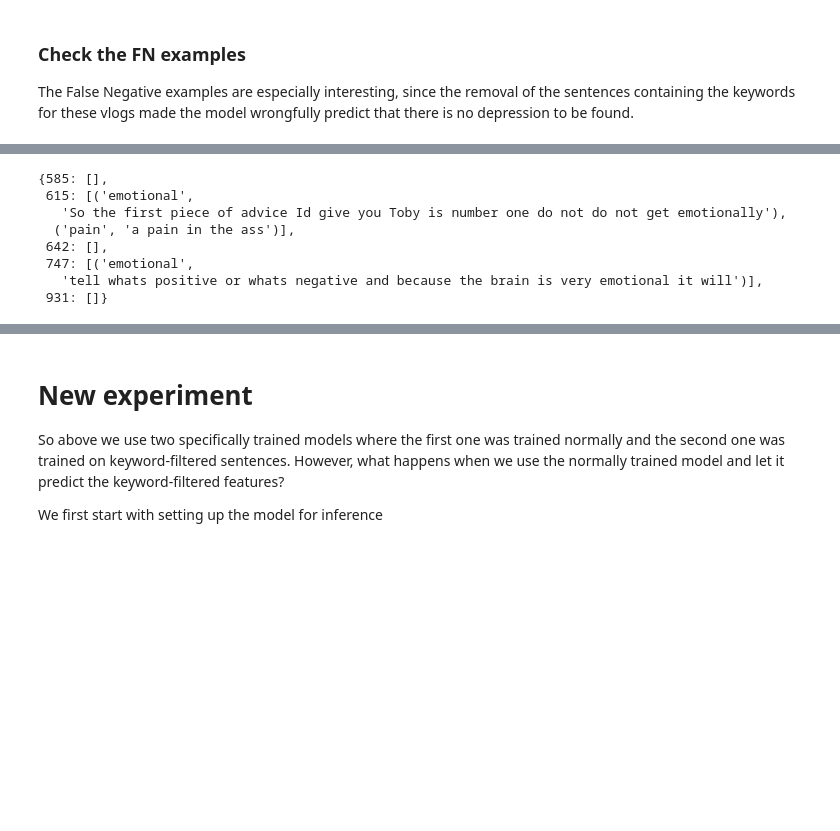
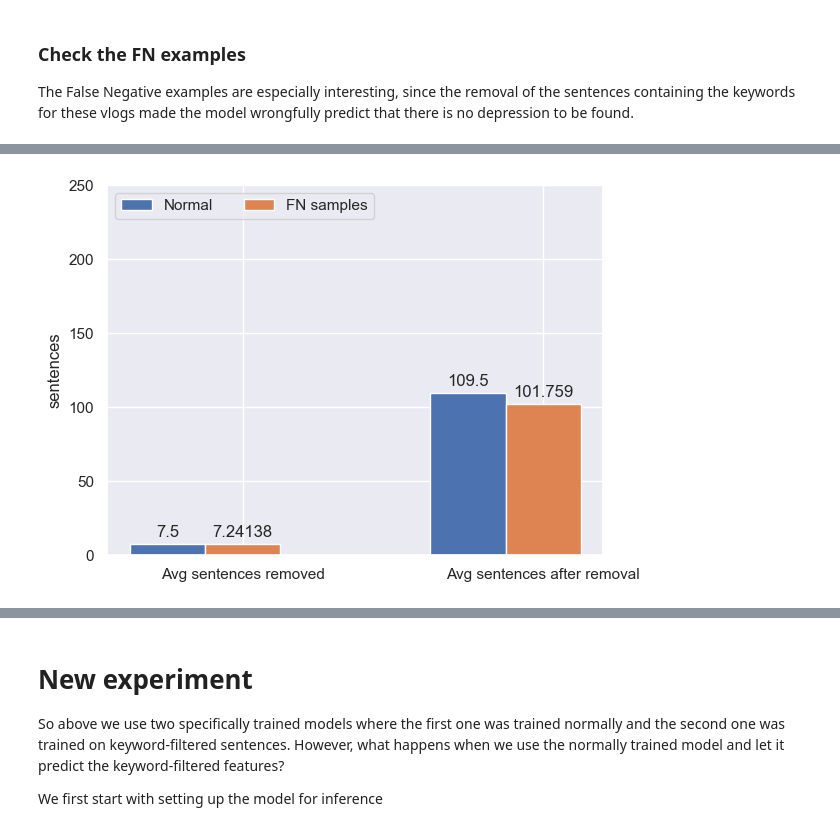
Before and after one commit to StanMey/Master_thesis_DVlog, a Jupyter notebook: notebooks/post-hoc_analysis.ipynb, the cells around one changed output, grey strips where cells are left out. Drawn from its saved outputs; the diff is of its cells as text; code cells hidden in the pictures; blank space fills up the shorter version.

```diff
--- a/notebooks/post-hoc_analysis.ipynb
+++ b/notebooks/post-hoc_analysis.ipynb
@@ -374,9 +383,13 @@ The False Negative examples are especially interesting, since the removal of the
 # %%
-def clean_text(text: str, unicode_pattern: str = "NFKD") -> str:
+def clean_text(text: str, unicode_pattern: str = "NFKD", analyse_cleanup: bool = False) -> str:
     text = text.replace("\n", "").strip()  # Remove newlines and trailing whitespace
     text = text.translate(str.maketrans("", "", string.digits))  # Remove all numbers with lookup table
     text = text.translate(str.maketrans("", "", string.punctuation))  # Remove punctuation with lookup table
     text = " ".join(text.split()) # Remove excess whitespace in between words
     text = unicodedata.normalize(unicode_pattern, text)  # Strip accents from characters
 
+    if analyse_cleanup:
+        text = text.lower()
+        text = " ".join([word for word in text.split() if word not in set(stopwords.words("english"))])  # Remove stopwords
+
     return text
@@ -383,11 +421,11 @@ def clean_text(text: str, unicode_pattern: str = "NFKD") -> str:
 # %%
 # we first extract and review the FN examples
-FN_skipped_sentences = {}
+FN_sentences = {}
 
 for _, row in df_filtered[df_filtered["label"] == 1].iterrows():
     # get the texts
     video_id = row.video_id
-    FN_skipped_sentences[video_id] = []
+    FN_sentences[video_id] = {"skipped": [], "correct": []}
     texts = text_ref_dict.get(video_id).get("text_segments")
 
     # clean the texts
@@ -395,10 +433,13 @@ for _, row in df_filtered[df_filtered["label"] == 1].iterrows():
 
     # check for each keyword on each sentence
     for sentence in texts:
+        skipped_current = False
         for keyw in depri_synonyms:
             if keyw in sentence:
                 # we found the keyword in this sentence so save the sentence
-                FN_skipped_sentences[video_id].append((keyw, sentence))
+                FN_sentences[video_id].get("skipped").append((keyw, sentence))
+                skipped_current = True
                 break
 
-FN_skipped_sentences
+        if not skipped_current:
+            FN_sentences[video_id].get("correct").append(sentence)
@@ -423,31 +446,34 @@ FN_skipped_sentences
 # %%
-# now we extract and review the FP examples
-FP_skipped_sentences = {}
+import statistics as stats
 
-for _, row in df_filtered[df_filtered["label"] == 0].iterrows():
-    # get the texts
-    video_id = row.video_id
-    FP_skipped_sentences[video_id] = []
-    texts = text_ref_dict.get(video_id).get("text_segments")
+correct_preds_info = [(len(x.get("skipped")), len(x.get("correct"))) for _, x in correct_preds.items()]
+fn_preds_info = [(len(x.get("skipped")), len(x.get("correct"))) for _, x in FN_sentences.items()]
 
-    # clean the texts
-    texts = [clean_text(text) for text in texts if len(clean_text(text).split()) > 1]
+x_labels = ["Avg sentences removed", "Avg sentences after removal"]
+info = {
+    'Normal': (stats.mean(map(lambda x: x[0], correct_preds_info)), stats.mean(map(lambda x: x[1], correct_preds_info))),
+    'FN samples': (stats.mean(map(lambda x: x[0], fn_preds_info)), stats.mean(map(lambda x: x[1], fn_preds_info))),
+}
 
-    # check for each keyword on each sentence
-    for sentence in texts:
-        for keyw in depri_synonyms:
-            if keyw in sentence:
-                # we found the keyword in this sentence so save the sentence
-                FP_skipped_sentences[video_id].append((keyw, sentence))
-                break
+x = np.arange(2)  # the label locations
+width = 0.25  # the width of the bars
+multiplier = 0
 
-FP_skipped_sentences
+fig, ax = plt.subplots()
+
+for attribute, measurement in info.items():
+    offset = width * multiplier
+    rects = ax.bar(x + offset, measurement, width, label=attribute)
+    ax.bar_label(rects, padding=3)
+    multiplier += 1
+
+# Add some text for labels, title and custom x-axis tick labels, etc.
+ax.set_ylabel('sentences')
+ax.set_title('')
+ax.set_xticks(x + width, x_labels)
+ax.legend(loc='upper left', ncols=3)
+ax.set_ylim(0, 250)
+
+plt.show()
 # %% [output]
-{585: [],
- 615: [('emotional',
-   'So the first piece of advice Id give you Toby is number one do not do not get emotionally'),
-  ('pain', 'a pain in the ass')],
- 642: [],
- 747: [('emotional',
-   'tell whats positive or whats negative and because the brain is very emotional it will')],
- 931: []}
+[figure, added]
```
Also changed, not shown: parts of 9 cells of this notebook.
